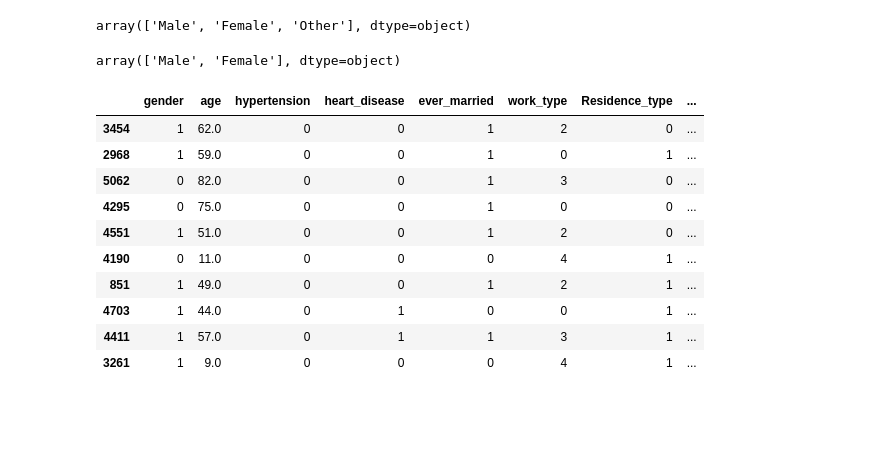
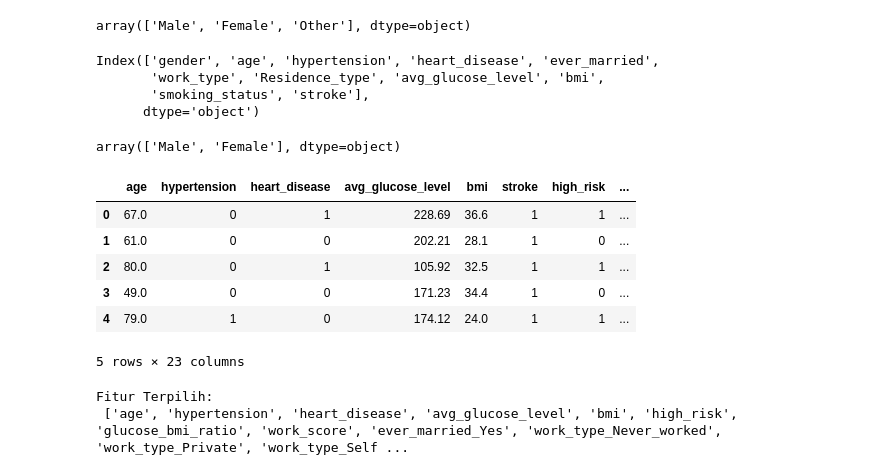
Before and after one commit to neylami/stroke-prediction-with-machine-learning, a Jupyter notebook: ML-stroke.ipynb, the cells around one changed output. Drawn from its saved outputs; the diff is of its cells as text; code cells hidden in the pictures; blank space fills up the shorter version.

```diff
--- a/ML-stroke.ipynb
+++ b/ML-stroke.ipynb
@@ -79,4 +79,4 @@ smoking_status         0
 stroke                 0
 dtype: int64
 # %%
-df['bmi'].fillna(df['bmi'].mean(), inplace=True)
+df['bmi'] = df['bmi'].fillna(df['bmi'].median())
@@ -124,6 +117,13 @@ array(['Male', 'Female', 'Other'], dtype=object)
 # %%
 change = df['gender'] == 'Other'
 df.loc[change, 'gender'] = np.random.choice(['Male', 'Female'], size=change.sum())
+# %%
+print(df.columns)
+# %% [output]
+Index(['gender', 'age', 'hypertension', 'heart_disease', 'ever_married',
+       'work_type', 'Residence_type', 'avg_glucose_level', 'bmi',
+       'smoking_status', 'stroke'],
+      dtype='object')
 # %%
 df['gender'].unique()
 # %% [output]
@@ -142,13 +142,14 @@ df['high_risk'] = ((df['hypertension'] == 1) | (df['heart_disease'] == 1)).astyp
 # rasio glukosa & bmi
 df['glucose_bmi_ratio'] = df['avg_glucose_level'] / df['bmi']
 # lifestyle
-df["smoke_score"] = df["smoking_status"].replace({
+df["smoke_score"] = df["smoking_status"].map({
     "never smoked": 0,
     "formerly smoked": 1,
     "smokes": 2,
     "Unknown": 0
 })
-df["work_score"] = df["work_type"].replace({
+
+df["work_score"] = df["work_type"].map({
     "children": 0,
     "Never_worked": 0,
     "Private": 1,
@@ -156,36 +157,46 @@ df["work_score"] = df["work_type"].replace({
     "Govt_job": 1
 })
 # %%
-label_encoders = {}
-categorical_cols = ['gender', 'ever_married', 'work_type', 'Residence_type', 'smoking_status', 'bmi_category']
+categorical_cols = ['gender', 'ever_married', 'work_type',
+                    'Residence_type', 'smoking_status', 'bmi_category']
 
-for col in categorical_cols:
-    le = LabelEncoder()
-    df[col] = le.fit_transform(df[col])
-    label_encoders[col] = le
-
-df.sample(10)
+df = pd.get_dummies(df, columns=categorical_cols, drop_first=True)
+df.head()
 # %% [output]
-|  | gender | age | hypertension | heart_disease | ever_married | work_type | Residence_type | ... |
-| 3454 | 1 | 62.0 | 0 | 0 | 1 | 2 | 0 | ... |
-| 2968 | 1 | 59.0 | 0 | 0 | 1 | 0 | 1 | ... |
-| 5062 | 0 | 82.0 | 0 | 0 | 1 | 3 | 0 | ... |
-| 4295 | 0 | 75.0 | 0 | 0 | 1 | 0 | 0 | ... |
-| 4551 | 1 | 51.0 | 0 | 0 | 1 | 2 | 0 | ... |
-| 4190 | 0 | 11.0 | 0 | 0 | 0 | 4 | 1 | ... |
-| 851 | 1 | 49.0 | 0 | 0 | 1 | 2 | 1 | ... |
-| 4703 | 1 | 44.0 | 0 | 1 | 0 | 0 | 1 | ... |
-| 4411 | 1 | 57.0 | 0 | 1 | 1 | 3 | 1 | ... |
-| 3261 | 1 | 9.0 | 0 | 0 | 0 | 4 | 1 | ... |
+|  | age | hypertension | heart_disease | avg_glucose_level | bmi | stroke | high_risk | ... |
+| 0 | 67.0 | 0 | 1 | 228.69 | 36.6 | 1 | 1 | ... |
+| 1 | 61.0 | 0 | 0 | 202.21 | 28.1 | 1 | 0 | ... |
+| 2 | 80.0 | 0 | 1 | 105.92 | 32.5 | 1 | 1 | ... |
+| 3 | 49.0 | 0 | 0 | 171.23 | 34.4 | 1 | 0 | ... |
+| 4 | 79.0 | 1 | 0 | 174.12 | 24.0 | 1 | 1 | ... |
+5 rows × 23 columns
 # %%
+from sklearn.feature_selection import SelectKBest, mutual_info_classif
 from sklearn.model_selection import train_test_split
-X = df.drop('stroke', axis=1)
-y = df['stroke']
-X_train, X_test, y_train, y_test = train_test_split(X, y, test_size=0.2, random_state=42, stratify=y)
-# Feature Scaling
+from sklearn.preprocessing import StandardScaler
+
+X = df.drop("stroke", axis=1)
+y = df["stroke"]
+
+X_train_full, X_test_full, y_train, y_test = train_test_split(
+    X, y, test_size=0.2, stratify=y, random_state=42
+)
+
+# Feature Selection
+selector = SelectKBest(mutual_info_classif, k=20)
+X_train_selected = selector.fit_transform(X_train_full, y_train)
+X_test_selected = selector.transform(X_test_full)
+
+selected_features = X_train_full.columns[selector.get_support()]
+print("Fitur Terpilih:\n", selected_features.tolist())
+
+# Scaling
 scaler = StandardScaler()
-X_train_scaled = scaler.fit_transform(X_train)
-X_test_scaled = scaler.transform(X_test)
+X_train_scaled = scaler.fit_transform(X_train_selected)
+X_test_scaled = scaler.transform(X_test_selected)
+# %% [output]
+Fitur Terpilih:
+ ['age', 'hypertension', 'heart_disease', 'avg_glucose_level', 'bmi', 'high_risk', 'glucose_bmi_ratio', 'work_score', 'ever_married_Yes', 'work_type_Never_worked', 'work_type_Private', 'work_type_Self ...
 # %%
 from sklearn.linear_model import LogisticRegression
 from sklearn.metrics import accuracy_score, classification_report, confusion_matrix, ConfusionMatrixDisplay
```
Also changed, not shown: parts of 6 cells of this notebook.
